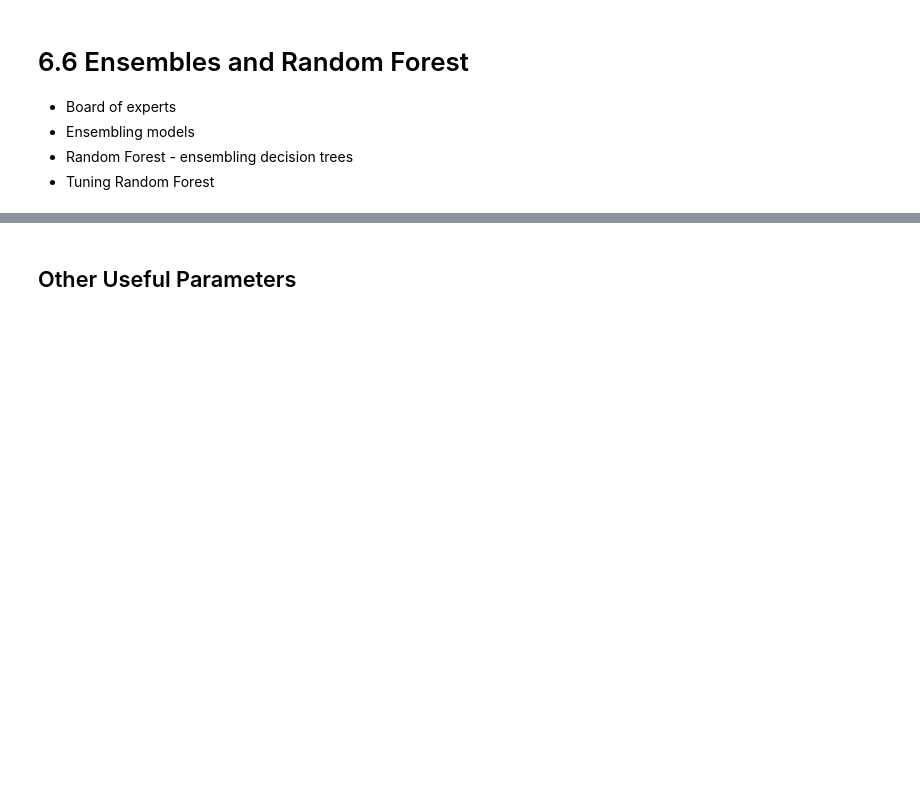
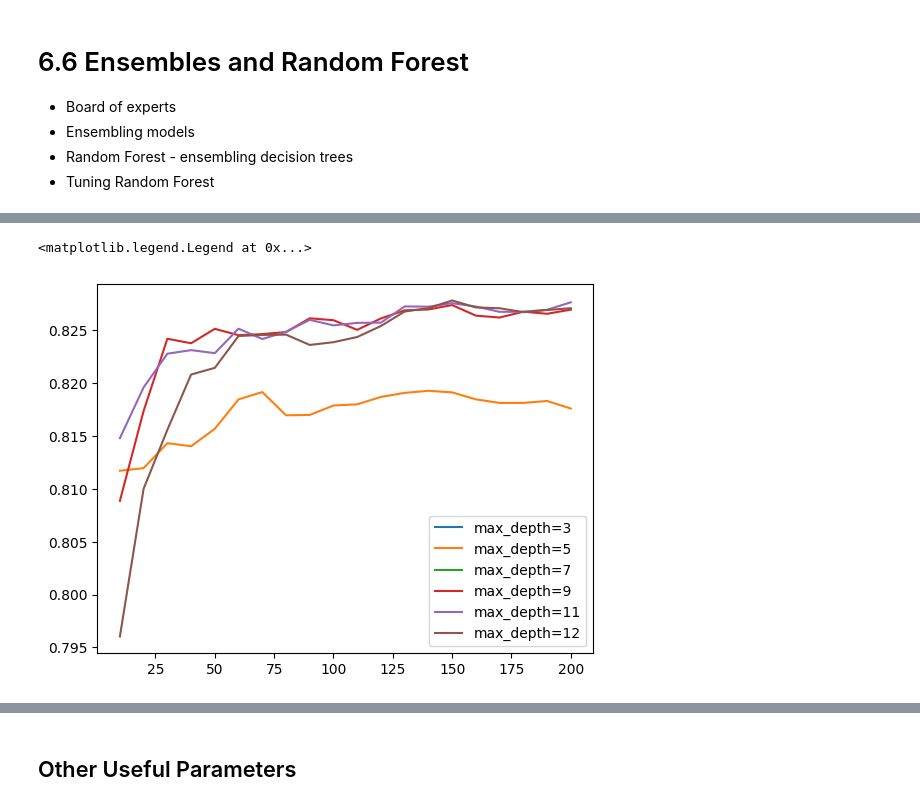
Before and after one commit to kelvin-meyet/MLOps-I-mlzmcmp, a Jupyter notebook: 04-trees_credit-risk/credit-risk-modelling.ipynb, the cells around one changed output, grey strips where cells are left out. Drawn from its saved outputs; the diff is of its cells as text; code cells hidden in the pictures; blank space fills up the shorter version.

```diff
--- a/04-trees_credit-risk/credit-risk-modelling.ipynb
+++ b/04-trees_credit-risk/credit-risk-modelling.ipynb
@@ -471,0 +474,8 @@ Type:      function
+# %%
+rf = RandomForestClassifier(n_estimators=25, random_state=1).fit(X_train, y_train)
+y_pred = rf.predict_proba(X_val)[:,1]
+
+auc = roc_auc_score(y_true=y_val, y_score=y_pred)
+print(auc)
+
+rf.predict_proba(X_val[0:5,])
@@ -471,0 +488,16 @@ Type:      function
+# %%
+scores = []
+
+for trees in range(10, 201, 10):
+    for depths in [5, 9, 11, 12]:
+        rf = RandomForestClassifier(n_estimators=trees, max_depth = depths, random_state=1).fit(X_train, y_train)
+
+        y_pred = rf.predict_proba(X_val)[:,1]
+
+        auc = roc_auc_score(y_val, y_pred)
+
+        scores.append((trees, depths, auc))
+# %%
+df_scores = pd.DataFrame(scores, columns=['trees','max_depth', 'auc'])
+df_scores.sort_values(by='auc', ascending=False)
+#df_scores.head(n=10)
@@ -471,0 +518,9 @@ Type:      function
+# %%
+for depth in [3, 5, 7, 9, 11, 12]:
+    df_subset = df_scores[df_scores.max_depth == depth]
+    plt.plot(df_subset.trees, df_subset.auc, label ='max_depth=%d' % depth)
+
+plt.legend()
+# %% [output]
+<matplotlib.legend.Legend at 0x...>
+[figure, added]
```
Also changed, not shown: parts of 21 cells of this notebook.
